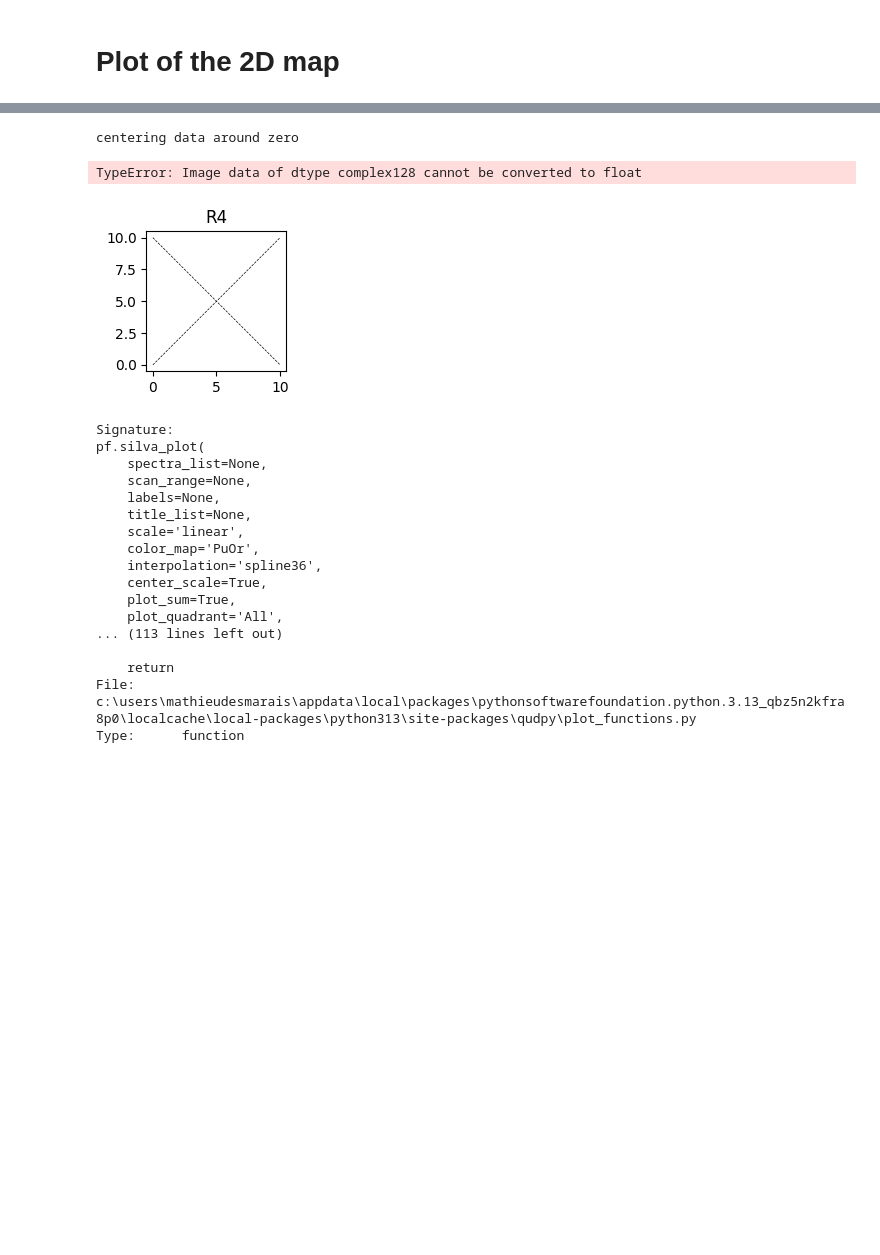
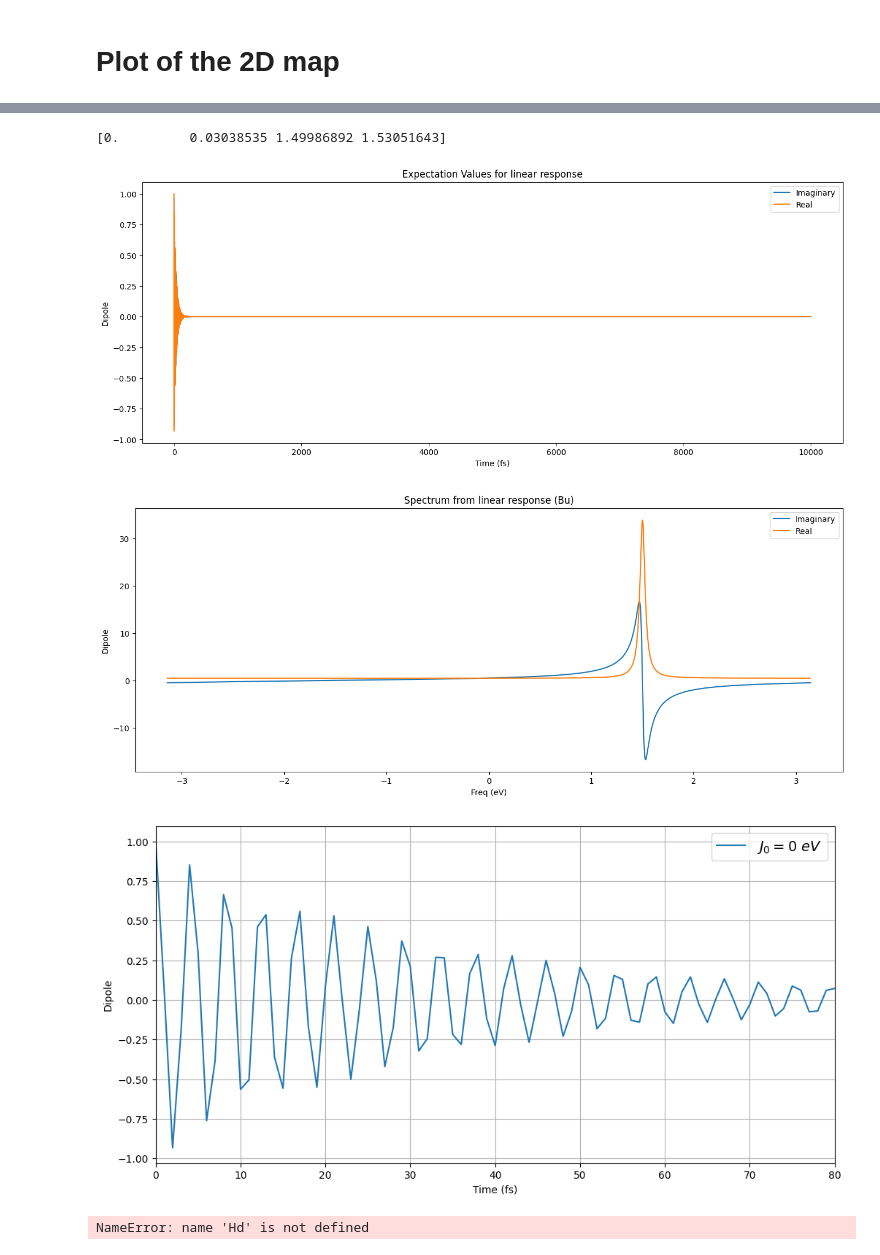
Before and after one commit to SilvaScience/QuDPy, a Jupyter notebook: examples/modele_cugeo3.ipynb, the cells around one changed output, grey strips where cells are left out. Cells and saved outputs as stored; diff of their text form; code cells hidden in the pictures; blank space fills up the shorter version.

```diff
--- a/examples/modele_cugeo3.ipynb
+++ b/examples/modele_cugeo3.ipynb
@@ -12,14 +13,15 @@ import qudpy.plot_functions as pf
 hbar = 0.658211951 # hbar in eV*fs
 
 E_elec= 1.5 # d-d transition energy
-E_vib = 0.040 # Phonon énergie
+E_elec_2= 1.6
+E_vib = 0.020 # Phonon énergie
 
-S=2.5 # Facteur de Hunag-Rhys (For Frank-condon approximation)
+S=0.01 # Facteur de Hunag-Rhys (For Frank-condon approximation)
 lambda_HT= 0.5 # Coupling parameter Herzberg-Teller modele
 
-w_e = E_elec / hbar #electronic transition frequency
-w_v = E_vib / hbar #phonon transition frequency
-N_fock = 5 # number of phonon mode.
+w_e = E_elec  #electronic transition frequency
+w_v = E_vib  #phonon transition frequency
+N_fock = 2 # number of phonon mode.
 # %% [markdown]
 # Operator definition
 
@@ -57,11 +62,15 @@ mu_HT = lambda_HT * (a + adag) * (sp+sm)
 # %% [markdown]
 # Hamiltonian
 # %%
-H_elec = hbar*w_e * sp * sm
+H_elec =w_e * sp * sm
 
 H_vib = w_v *adag*a
 
 # Le terme de couplage qui décale le potentiel pour l'état excité :
-H_couplage = hbar*w_v * np.sqrt(S) * (a + adag) * (sp*sm)
+H_couplage = w_v * np.sqrt(S) * (a + adag) * (sp*sm)
+
+
+
 
 H_total = H_elec + H_vib + H_couplage
+print (H_total)
@@ -188,27 +214,34 @@ ValueError: setting an array element with a sequence. The requested array has an
-# %%
-pf.multiplot(response_list, [0, 10, 0, 10], ['t1', 't2'], ['R4', 'R5', 'R6'], 'linear')
-pf.multiplot(np.real(spectra_list), extent, ['w1', 'w2'], ['R4', 'R5', 'R6'], 'linear')
-# %% [output]
-centering data around zero
-TypeError: Image data of dtype complex128 cannot be converted to float
-[figure, removed]
-# %%
-pf.silva_plot??
-# %% [output]
-Signature:
-pf.silva_plot(
-    spectra_list=None,
-    scan_range=None,
-    labels=None,
-    title_list=None,
-    scale='linear',
-    color_map='PuOr',
-    interpolation='spline36',
-    center_scale=True,
-    plot_sum=True,
-    plot_quadrant='All',
-... (113 lines left out)
-
-    return
-File:      c:\users\mathieudesmarais\appdata\local\packages\pythonsoftwarefoundation.python.3.13_qbz5n2kfra8p0\localcache\local-packages\python313\site-packages\qudpy\plot_functions.py
-Type:      function
+# %%
+en,T = H_total.eigenstates()
+print(en)
+
+dipole, t_list, spec, freq = sys.linear_spec(10000, resolution=1)
+
+plt.figure(figsize=(12, 6))
+plt.plot(t_list, np.real(dipole), label = "$J_{0} = 0 \ eV$") #real part of the dipole
+plt.xlim(0, 80)
+plt.xlabel("Time (fs)")
+plt.ylabel("Dipole")
+plt.legend(fontsize=14)
+plt.grid()
+plt.show()
+
+plt.figure(figsize=(12, 6))
+plt.plot(freq, np.real(spec), label = "$J_{0} = 0 \ eV$") #real part of the spectrum
+plt.xlim(0.5, 3.0)
+plt.xticks(np.arange(0.5, 3.0, 0.1))
+
+for i in Hd.eigenenergies():
+  plt.axvline(x=i, color='red', linestyle='--')
+
+plt.xlabel("Energy (eV)")
+plt.ylabel("Spectrum")
+plt.legend(fontsize=14)
+plt.grid()
+plt.show()
+# %% [output]
+[0.         0.03038535 1.49986892 1.53051643]
+[figure, added]
+[figure, added]
+[figure, added]
+NameError: name 'Hd' is not defined
```
Also changed, not shown: parts of 9 cells of this notebook.
